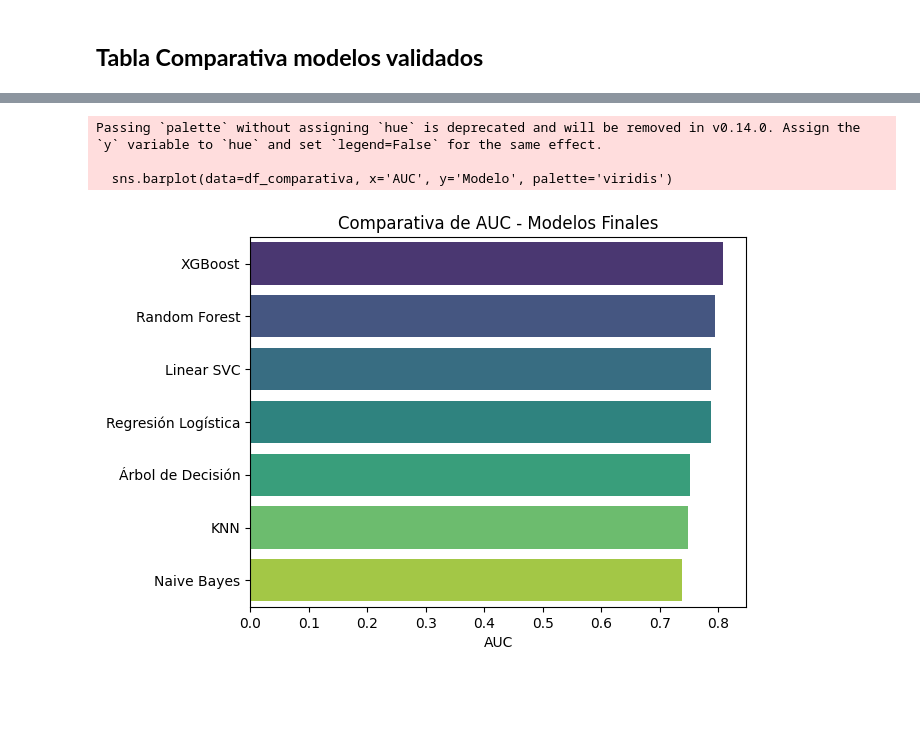
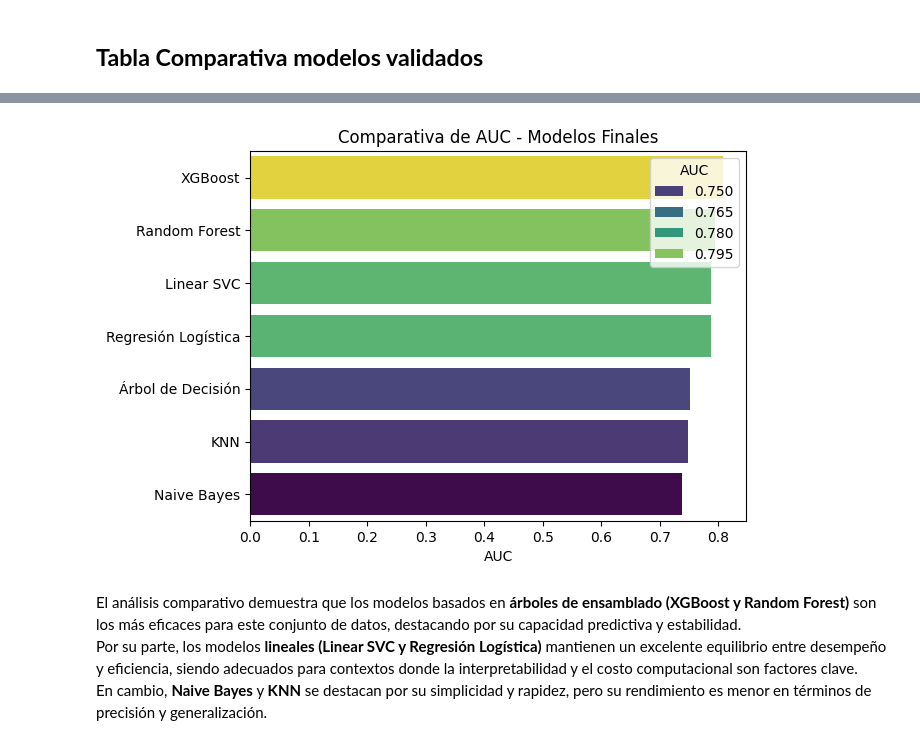
Before and after one commit to MariFraRi/Diabetes_proyect, a Jupyter notebook: _sources/8_evaluacion.ipynb, the cells around one changed output, grey strips where cells are left out. Drawn from its saved outputs; the diff is of its cells as text; code cells hidden in the pictures; blank space fills up the shorter version.

```diff
--- a/_sources/8_evaluacion.ipynb
+++ b/_sources/8_evaluacion.ipynb
@@ -120,6 +131,6 @@ weighted avg       0.84      0.50      0.57     73804
 # %% [markdown]
 ## **Modelo de ``DecisionTreeClassifier``**
 # %%
-resultados_finales.append(evaluar_modelo("Árbol de Decisión", "modelo_tree.pkl", X_test, y_test))
+resultados_finales.append(evaluar_modelo("Árbol de Decisión", "modelo_tree.pkl", X_test, y_test, X_train, y_train))
 # %% [output]
 🔹 Modelo: Árbol de Decisión
@@ -139,6 +150,6 @@ weighted avg       0.83      0.71      0.75     73804
 # %% [markdown]
 ## **Modelo de ``RandomForestClassifier``**
 # %%
-resultados_finales.append(evaluar_modelo("Random Forest", "modelo_rf.pkl", X_test, y_test))
+resultados_finales.append(evaluar_modelo("Random Forest", "modelo_rf.pkl", X_test, y_test, X_train, y_train))
 # %% [output]
 🔹 Modelo: Random Forest
@@ -158,6 +169,6 @@ weighted avg       0.83      0.83      0.83     73804
 # %% [markdown]
 ## **Modelo de ``XGBClassifier``**
 # %%
-resultados_finales.append(evaluar_modelo("XGBoost", "modelo_xgb.pkl", X_test, y_test))
+resultados_finales.append(evaluar_modelo("XGBoost", "modelo_xgb.pkl", X_test, y_test, X_train, y_train))
 # %% [output]
 🔹 Modelo: XGBoost
@@ -177,6 +188,6 @@ weighted avg       0.83      0.86      0.84     73804
 # %% [markdown]
 ## **Modelo de ``LinearSVC``**
 # %%
-resultados_finales.append(evaluar_modelo("Linear SVC", "modelo_svm.pkl", X_test, y_test))
+resultados_finales.append(evaluar_modelo("Linear SVC", "modelo_svm.pkl", X_test, y_test, X_train, y_train))
 # %% [output]
 🔹 Modelo: Linear SVC
@@ -210,11 +237,13 @@ display(df_comparativa)
 # %%
-sns.barplot(data=df_comparativa, x='AUC', y='Modelo', palette='viridis')
+sns.barplot(data=df_comparativa, x='AUC', y='Modelo', hue='AUC', palette='viridis')
 plt.title("Comparativa de AUC - Modelos Finales")
 plt.xlabel("AUC")
 plt.ylabel("")
 plt.show()
 # %% [output]
-Passing `palette` without assigning `hue` is deprecated and will be removed in v0.14.0. Assign the `y` variable to `hue` and set `legend=False` for the same effect.
-
-  sns.barplot(data=df_comparativa, x='AUC', y='Modelo', palette='viridis')
-[figure, old version]
+[figure, new version]
+# %% [markdown]
+
+El análisis comparativo demuestra que los modelos basados en **árboles de ensamblado (XGBoost y Random Forest)** son los más eficaces para este conjunto de datos, destacando por su capacidad predictiva y estabilidad.
+Por su parte, los modelos **lineales (Linear SVC y Regresión Logística)** mantienen un excelente equilibrio entre desempeño y eficiencia, siendo adecuados para contextos donde la interpretabilidad y el costo computacional son factores clave.
+En cambio, **Naive Bayes** y **KNN** se destacan por su simplicidad y rapidez, pero su rendimiento es menor en términos de precisión y generalización.
```
Also changed, not shown: parts of 13 cells of this notebook, 12 other files.
